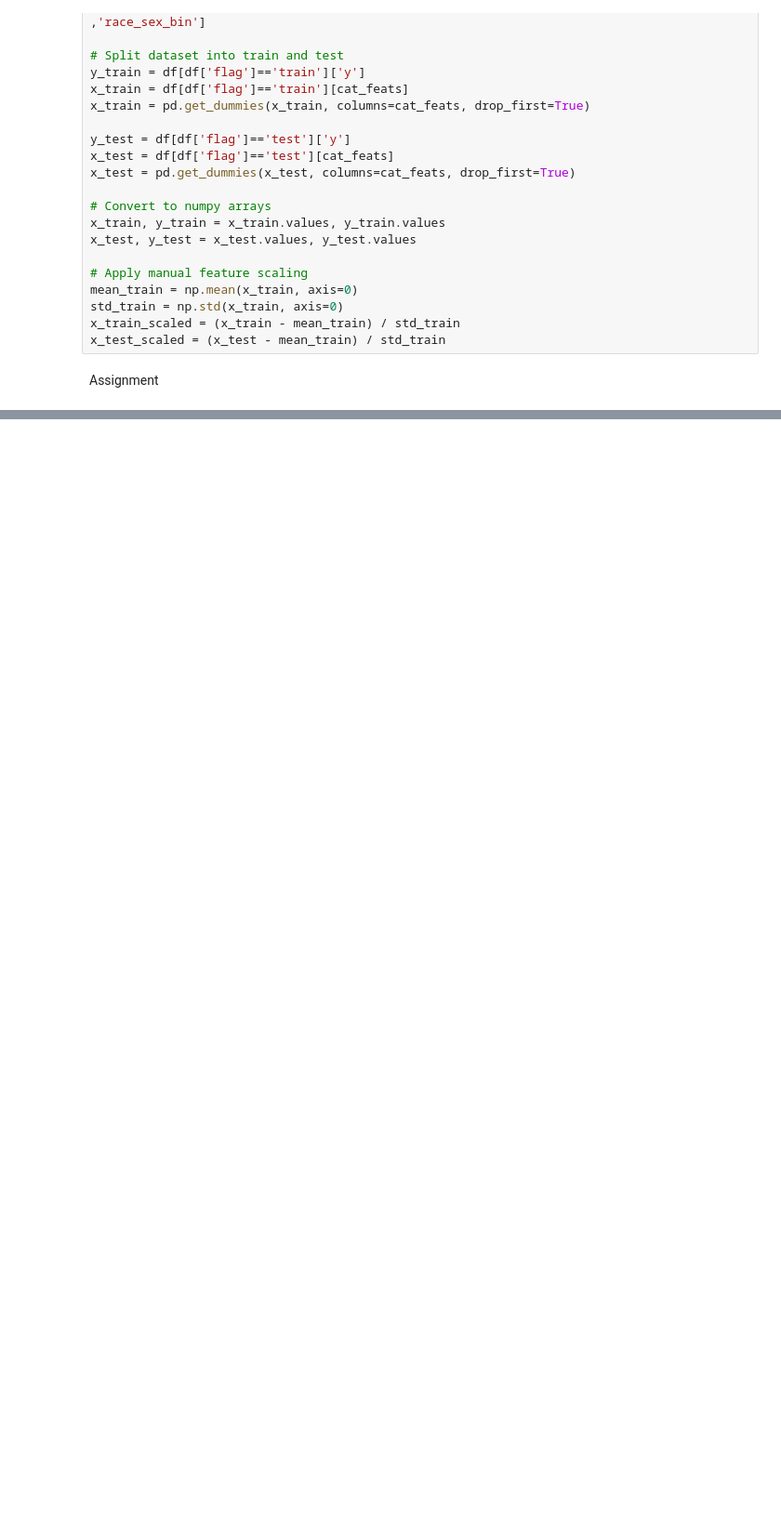
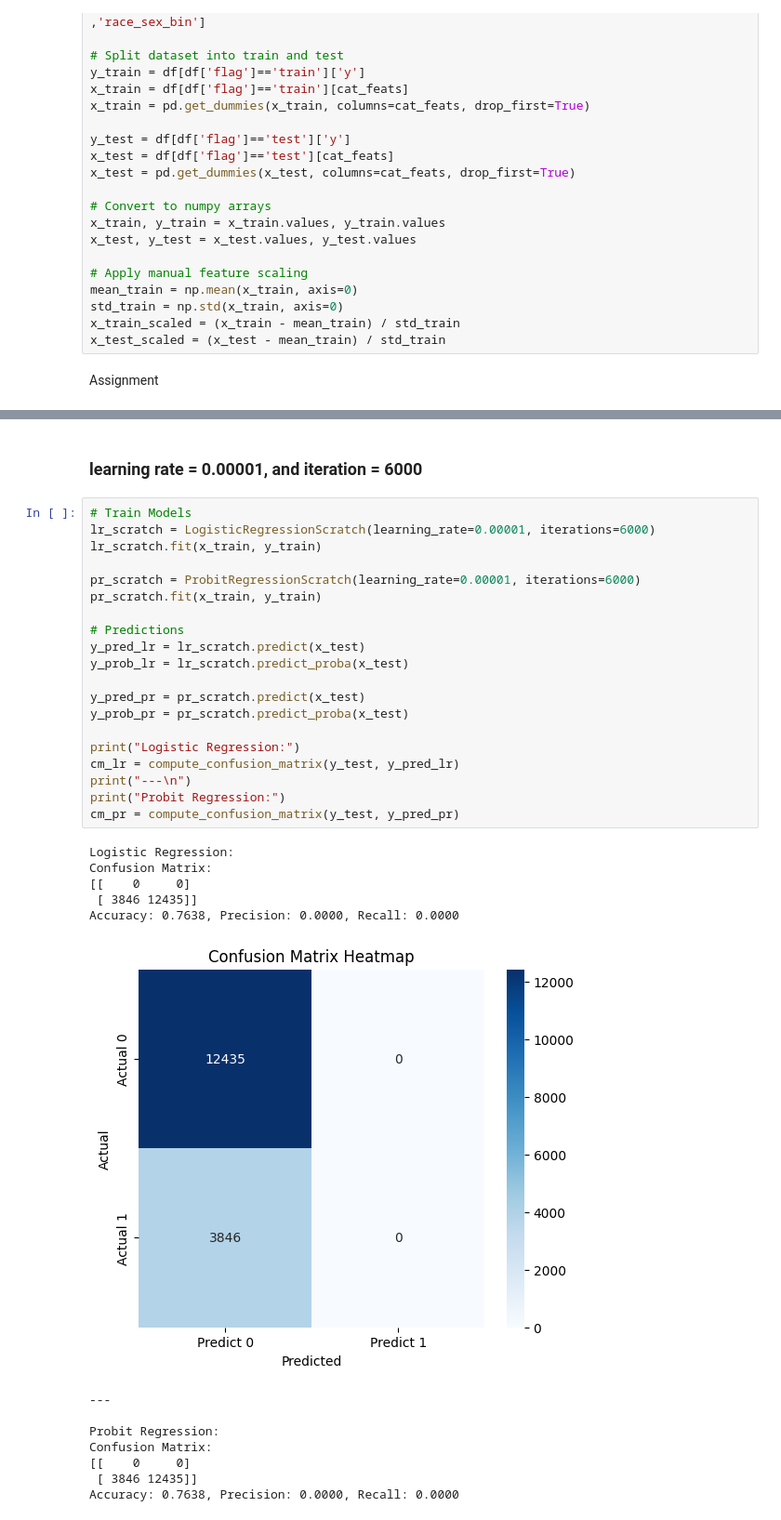
Before and after one commit to Vincent-Lien/NYCU_ML_2025, a Jupyter notebook: HW1/Classification/313581009_code.ipynb, the cells around one changed output, grey strips where cells are left out. Shown at 93% size. Drawn from its saved outputs; the diff is of its cells as text; blank space fills up the shorter version.

```diff
--- a/HW1/Classification/313581009_code.ipynb
+++ b/HW1/Classification/313581009_code.ipynb
@@ -223,0 +249,36 @@ Accuracy: 0.8257, Precision: 0.7079, Recall: 0.4462, F1 Score: 0.5474
+# %% [markdown]
+### learning rate = 0.00001, and iteration = 6000
+# %%
+# Train Models
+lr_scratch = LogisticRegressionScratch(learning_rate=0.00001, iterations=6000)
+lr_scratch.fit(x_train, y_train)
+
+pr_scratch = ProbitRegressionScratch(learning_rate=0.00001, iterations=6000)
+pr_scratch.fit(x_train, y_train)
+
+# Predictions
+y_pred_lr = lr_scratch.predict(x_test)
+y_prob_lr = lr_scratch.predict_proba(x_test)
+
+y_pred_pr = pr_scratch.predict(x_test)
+y_prob_pr = pr_scratch.predict_proba(x_test)
+
+print("Logistic Regression:")
+cm_lr = compute_confusion_matrix(y_test, y_pred_lr)
+print("---\n")
+print("Probit Regression:")
+cm_pr = compute_confusion_matrix(y_test, y_pred_pr)
+# %% [output]
+Logistic Regression:
+Confusion Matrix:
+[[    0     0]
+ [ 3846 12435]]
+Accuracy: 0.7638, Precision: 0.0000, Recall: 0.0000
+[figure, added]
+---
+
+Probit Regression:
+Confusion Matrix:
+[[    0     0]
+ [ 3846 12435]]
+Accuracy: 0.7638, Precision: 0.0000, Recall: 0.0000
```
Also changed, not shown: parts of 6 cells of this notebook.
